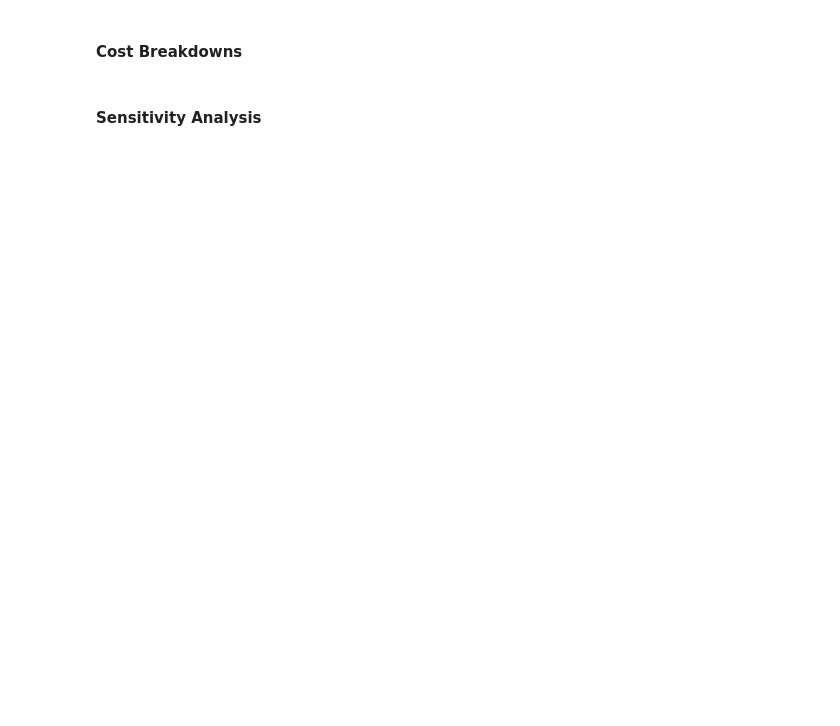
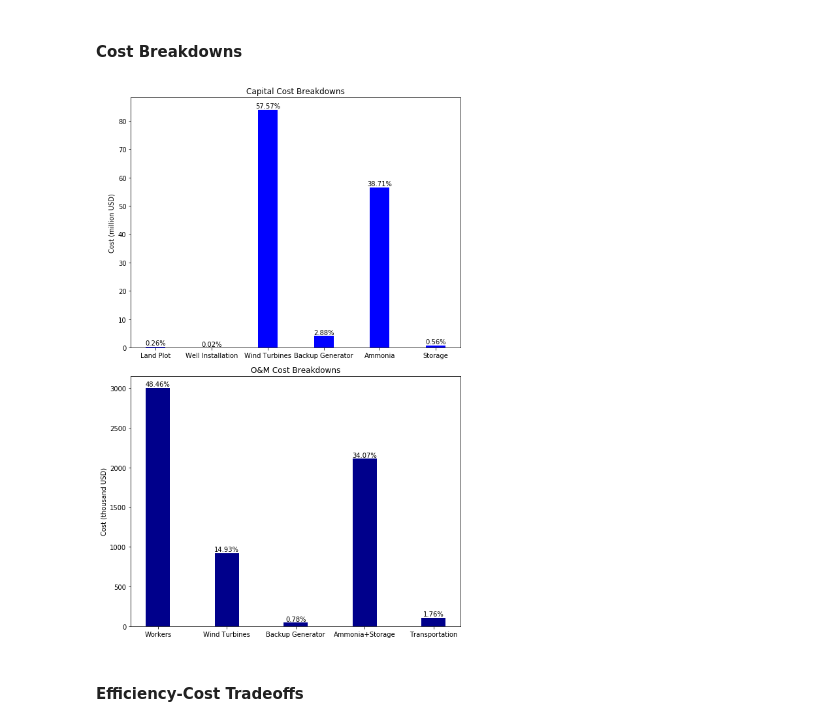
Before and after one commit to taigereye/espp90s, a Jupyter notebook: Final Project v1.ipynb, the cells around one changed output. Drawn from its saved outputs; the diff is of its cells as text; code cells hidden in the pictures; blank space fills up the shorter version.

```diff
--- a/Final Project v1.ipynb
+++ b/Final Project v1.ipynb
@@ -151,15 +159,15 @@ def om_cost_wind_ammonia(params):
 # %% [markdown]
 #### Transportation Costs
 # %%
-def truck_transport_capacity(params):
+def single_truck_capacity(params):
     # kg/hr  *  ton/kg  *  hr/day  =  ton/day
     return params['tr_rate']*0.0011*params['tr_hrs']
 
 def number_trucks(params):
     # ton/day
-    capacity = truck_transport_capacity(params)
+    capacity = single_truck_capacity(params)
     # ton/yr
-    ammonia = annual_ammonia_output(params)
+    ammonia = annual_ammonia_available(params)
     # ton/yr  *  yr/day  *  day/ton  =  --
     return ammonia/365/capacity
 
@@ -306,20 +329,22 @@ plt.show()
 #### Cost Breakdowns
 # %%
 def capital_cost_breakdown(params, multipliers):
-    capital = np.zeros([5])
+    capital = np.zeros([6])
+    backup_factor = params['life_turbine']/params['life_backup']
     capital[0] = params['cc_land']*multipliers[0]
     capital[1] = params['cc_well']*multipliers[1]
     capital[2] = capital_cost_wind_only(params)*multipliers[2]
-    capital[3] = params['cc_ammonia']*annual_ammonia_output(params)/365*multipliers[3]
-    capital[4] = params['cc_storage']*params['num_storage']*multipliers[4]
+    capital[3] = params['cc_backup']*1e3*backup_generation_size(params)*backup_factor*multipliers[3]
+    capital[4] = params['cc_ammonia']*annual_ammonia_output(params)/365*multipliers[4]
+    capital[5] = params['cc_storage']*params['num_storage']*multipliers[5]
     return (capital, capital/np.sum(capital))
 
 def om_cost_breakdown(params, multipliers):
     om = np.zeros([5])
     om[0] = om_cost_workers(params)*multipliers[0]
     om[1] = om_cost_turbine(params)*multipliers[1]
-    om[2] = om_cost_ammonia(params)*multipliers[2]
-    om[3] = om_cost_backup(params)*multipliers[3]
+    om[2] = om_cost_backup(params)*multipliers[2]
+    om[3] = om_cost_ammonia(params)*multipliers[3]
     om[4] = transport_cost(params)*multipliers[4]
     return (om, om/np.sum(om))
 
@@ -328,36 +353,36 @@ def format_percents(percents):
 # %%
 fig, (ax1, ax2) = plt.subplots(2, figsize=(8,12))
 width = 0.35
 
-x = np.arange(1, 6)
-multipliers_capital = np.full(5, 1)
+x_capital = np.arange(1, 7)
+multipliers_capital = np.full(6, 1)
 capital, capital_percents = capital_cost_breakdown(params_baseline, multipliers_capital)
+
+x_om = np.arange(1, 6)
 multipliers_om = np.full(5, 1)
 om, om_percents = om_cost_breakdown(params_baseline, multipliers_om)
 
-labels_capital = ["Land Plot", "Well Installation", "Wind Turbines", "Ammonia", "NH3 Storage"]
-ax1.bar(x, capital, width, color='b')
+labels_capital = ["Land Plot", "Well Installation", "Wind Turbines", "Backup Generator", "Ammonia", "Storage"]
+ax1.bar(x_capital, capital/1e6, width, color='blue')
 ax1.set_title("Capital Cost Breakdowns")
-ax1.set_ylabel('Cost (USD)')
-ax1.set_yscale('log')
-ax1.set_xticks(x)
+ax1.set_ylabel('Cost (million USD)')
+ax1.set_xticks(x_capital)
 ax1.set_xticklabels(labels_capital)
 for rect, label in zip(ax1.patches, format_percents(capital_percents)):
     height = rect.get_height()
-    ax1.text(rect.get_x() + rect.get_width()/2, height*1.05, label, ha='center', va='bottom')
+    ax1.text(rect.get_x() + rect.get_width()/2, height*1.002, label, ha='center', va='bottom')
 
-labels_om = ["Workers", "Wind Turbines", "Ammonia+Storage", "Backup Generators", "Transportation"]
-ax2.bar(x, om, width, color='g')
+labels_om = ["Workers", "Wind Turbines", "Backup Generator", "Ammonia+Storage", "Transportation"]
+ax2.bar(x_om, om/1e3, width, color='darkblue')
 ax2.set_title("O&M Cost Breakdowns")
-ax2.set_ylabel('Cost (USD)')
-ax2.set_yscale('log')
-ax2.set_xticks(x)
+ax2.set_ylabel('Cost (thousand USD)')
+ax2.set_xticks(x_om)
 ax2.set_xticklabels(labels_om)
 for rect, label in zip(ax2.patches, format_percents(om_percents)):
     height = rect.get_height()
-    ax2.text(rect.get_x() + rect.get_width()/2, height*1.05, label, ha='center', va='bottom')
+    ax2.text(rect.get_x() + rect.get_width()/2, height*1.002, label, ha='center', va='bottom')
 
 fig.tight_layout()
 plt.show()
+# %% [output]
+[figure, added]
-# %% [markdown]
-#### Sensitivity Analysis
@@ -401,0 +389,2 @@ plt.show()
+# %% [markdown]
+#### Efficiency-Cost Tradeoffs
```
Also changed, not shown: parts of 17 cells of this notebook.
